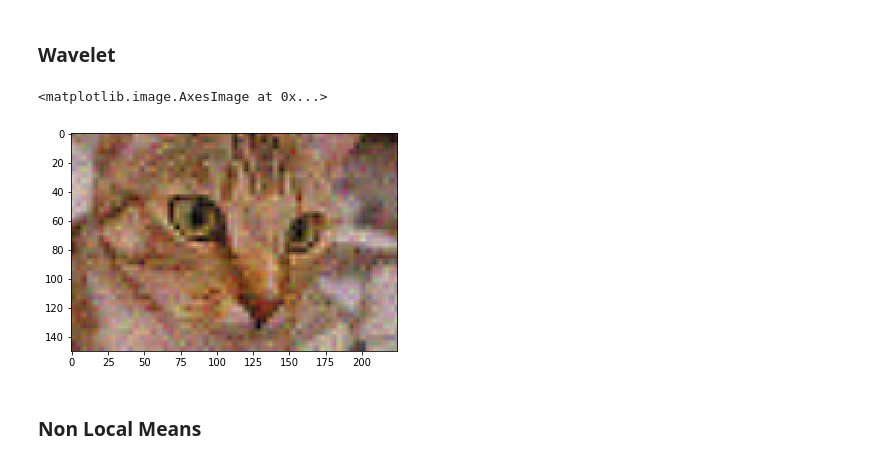
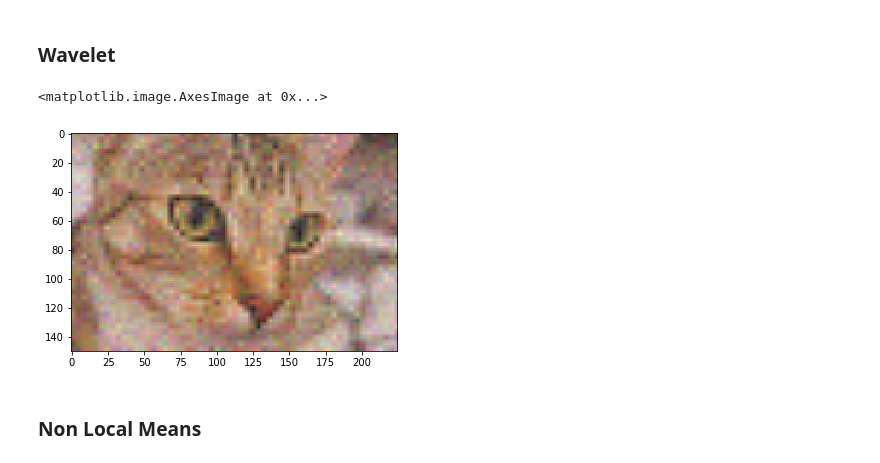
Before and after one commit to deshwalmahesh/Image-Processing, a Jupyter notebook: Image Processing.ipynb, the cells around one changed output. Cells and saved outputs as stored; diff of their text form; code cells hidden in the pictures.

```diff
--- a/Image Processing.ipynb
+++ b/Image Processing.ipynb
@@ -277,14 +280,16 @@ plt.imshow(bilat)
 # %%
 # this works on the wavelength representation of image and follows the luminosity (Y) and chroma components
 # (Cb,Cr) so it is YCbCr instead of RGB format
 
-wave = skimage.restoration.denoise_wavelet(noised,multichannel=True,wavelet='db2',method='VisuShrink')
-plt.imshow(wave)
+img = skimage.restoration.denoise_wavelet(noised,multichannel=True,wavelet='db2',method='VisuShrink')
+
+min_,max_ = img.min(), img.max()
+plt.imshow((img-min_)/(max_-min_)) # clipping
 
 # try to read the documentation about the parameters. These vary from image to image
 # %% [output]
 <matplotlib.image.AxesImage at 0x...>
-[figure, old version]
+[figure, new version]
 # %% [markdown]
 ### Non Local Means
 # %%
```
Also changed, not shown: parts of 17 cells of this notebook, 5 other files.
